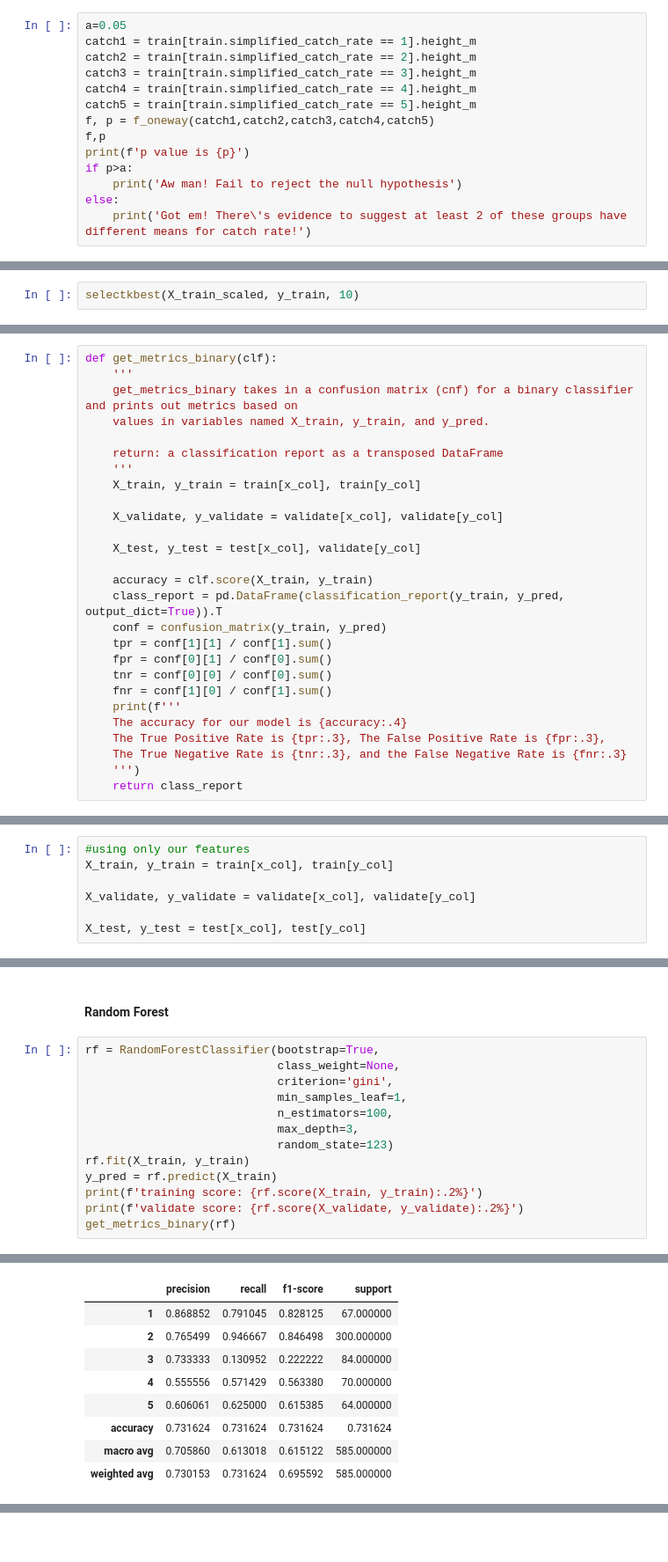
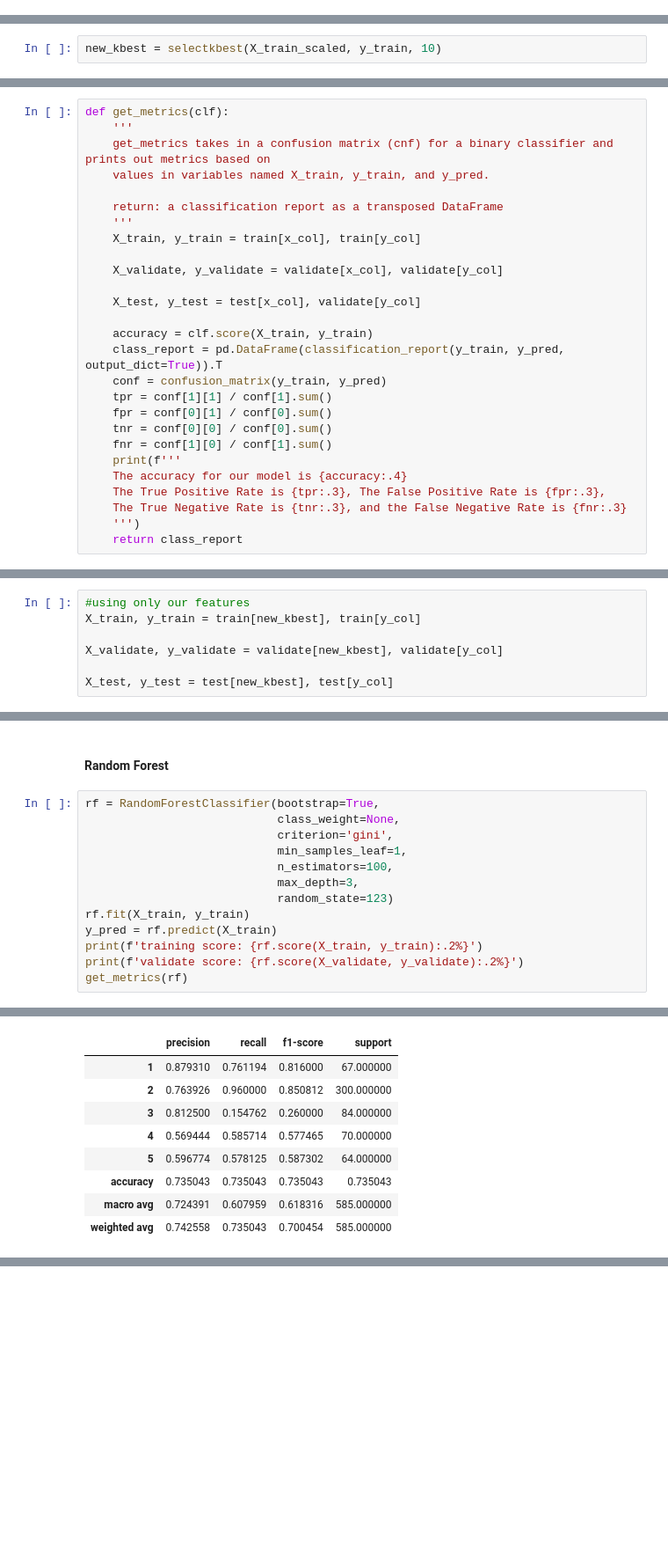
Before and after one commit to annah-vu/pokemon_project, a Jupyter notebook: simplified_catch_rate_scratchbook.ipynb, the cells around one changed output, grey strips where cells are left out. Shown at 88% size. Drawn from its saved outputs; the diff is of its cells as text; blank space fills up the shorter version.

```diff
--- a/simplified_catch_rate_scratchbook.ipynb
+++ b/simplified_catch_rate_scratchbook.ipynb
@@ -572,14 +438,0 @@ Got em! There's evidence to suggest at least 2 of these groups have different me
-# %%
-a=0.05
-catch1 = train[train.simplified_catch_rate == 1].height_m
-catch2 = train[train.simplified_catch_rate == 2].height_m
-catch3 = train[train.simplified_catch_rate == 3].height_m
-catch4 = train[train.simplified_catch_rate == 4].height_m
-catch5 = train[train.simplified_catch_rate == 5].height_m
-f, p = f_oneway(catch1,catch2,catch3,catch4,catch5)
-f,p
-print(f'p value is {p}')
-if p>a:
-    print('Aw man! Fail to reject the null hypothesis')
-else:
-    print('Got em! There\'s evidence to suggest at least 2 of these groups have different means for catch rate!')
@@ -629,6 +499,6 @@ scatterplot(train, 'attack','sp_attack')
 Over Exploration Takeaways:
    - A number of features such as total_points, the stat features, status number, and their gender percentage are strongly correlated with their catch rate. However, with our visuals, we can see there is also a lot of overlap and diversity in Pokemon.
 # %%
-selectkbest(X_train_scaled, y_train, 10)
+new_kbest = selectkbest(X_train_scaled, y_train, 10)
 # %% [output]
 10 selected features
@@ -640,9 +510,9 @@ selectkbest(X_train_scaled, y_train, 10)
 # %% [markdown]
 ## Modeling
 # %%
-def get_metrics_binary(clf):
+def get_metrics(clf):
     '''
-    get_metrics_binary takes in a confusion matrix (cnf) for a binary classifier and prints out metrics based on
+    get_metrics takes in a confusion matrix (cnf) for a binary classifier and prints out metrics based on
     values in variables named X_train, y_train, and y_pred.
 
     return: a classification report as a transposed DataFrame
@@ -672,10 +555,10 @@ y_col = 'simplified_catch_rate'
 # %%
 #using only our features
-X_train, y_train = train[x_col], train[y_col]
+X_train, y_train = train[new_kbest], train[y_col]
 
-X_validate, y_validate = validate[x_col], validate[y_col]
+X_validate, y_validate = validate[new_kbest], validate[y_col]
 
-X_test, y_test = test[x_col], test[y_col]
+X_test, y_test = test[new_kbest], test[y_col]
 # %%
 #what should our baseline prediction be?
 y_train.value_counts()
@@ -769,5 +652,5 @@ rf.fit(X_train, y_train)
 y_pred = rf.predict(X_train)
 print(f'training score: {rf.score(X_train, y_train):.2%}')
 print(f'validate score: {rf.score(X_validate, y_validate):.2%}')
-get_metrics_binary(rf)
+get_metrics(rf)
 # %% [output]
@@ -780,12 +663,12 @@ validate score: 70.12%
 |  | precision | recall | f1-score | support |
-| 1 | 0.868852 | 0.791045 | 0.828125 | 67.000000 |
-| 2 | 0.765499 | 0.946667 | 0.846498 | 300.000000 |
-| 3 | 0.733333 | 0.130952 | 0.222222 | 84.000000 |
-| 4 | 0.555556 | 0.571429 | 0.563380 | 70.000000 |
-| 5 | 0.606061 | 0.625000 | 0.615385 | 64.000000 |
-| accuracy | 0.731624 | 0.731624 | 0.731624 | 0.731624 |
-| macro avg | 0.705860 | 0.613018 | 0.615122 | 585.000000 |
-| weighted avg | 0.730153 | 0.731624 | 0.695592 | 585.000000 |
+| 1 | 0.879310 | 0.761194 | 0.816000 | 67.000000 |
+| 2 | 0.763926 | 0.960000 | 0.850812 | 300.000000 |
+| 3 | 0.812500 | 0.154762 | 0.260000 | 84.000000 |
+| 4 | 0.569444 | 0.585714 | 0.577465 | 70.000000 |
+| 5 | 0.596774 | 0.578125 | 0.587302 | 64.000000 |
+| accuracy | 0.735043 | 0.735043 | 0.735043 | 0.735043 |
+| macro avg | 0.724391 | 0.607959 | 0.618316 | 585.000000 |
+| weighted avg | 0.742558 | 0.735043 | 0.700454 | 585.000000 |
 # %%
 print('Scores for Random Forest!')
 print('---------------------------')
```
Also changed, not shown: parts of 28 cells of this notebook.
